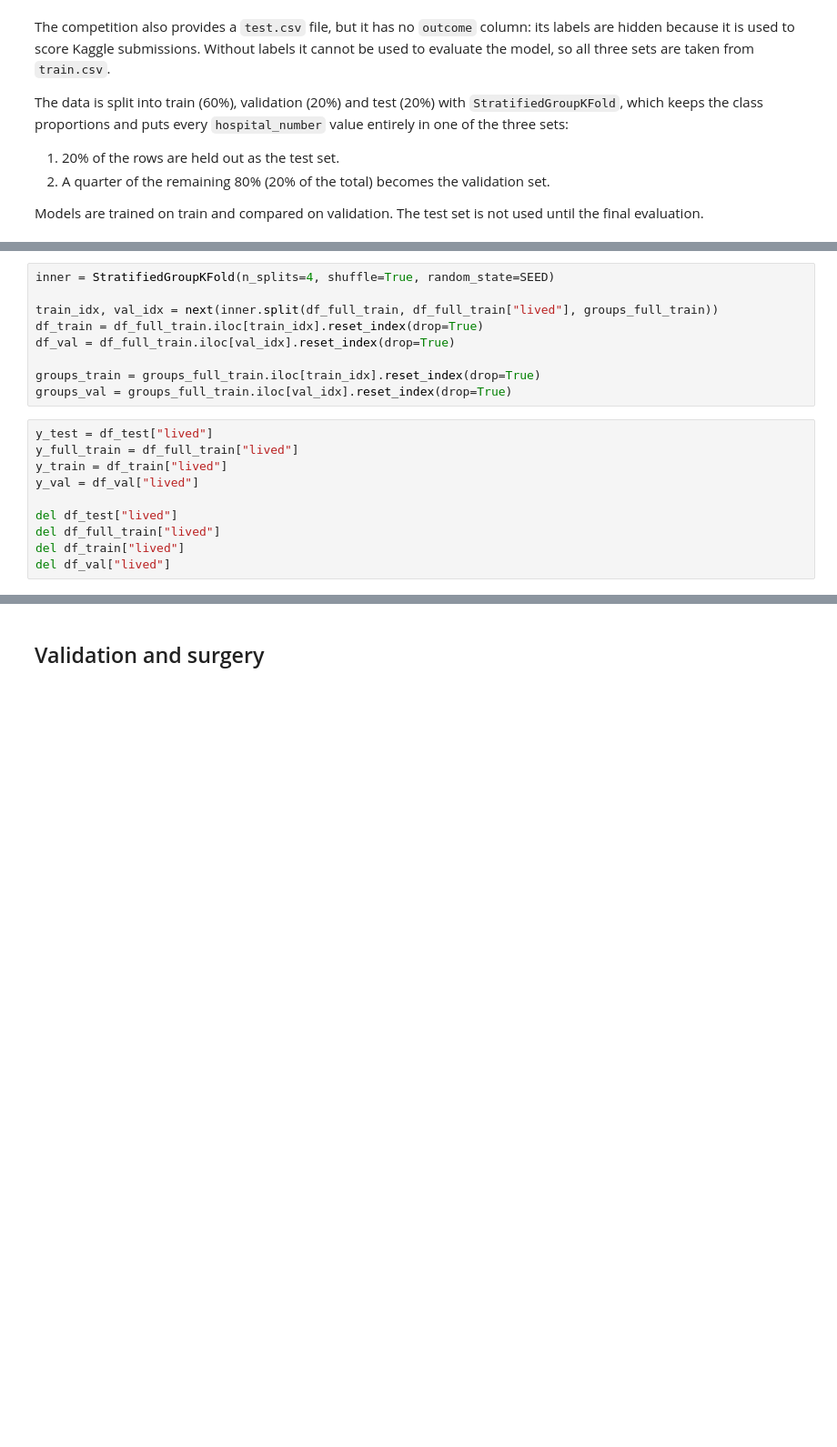
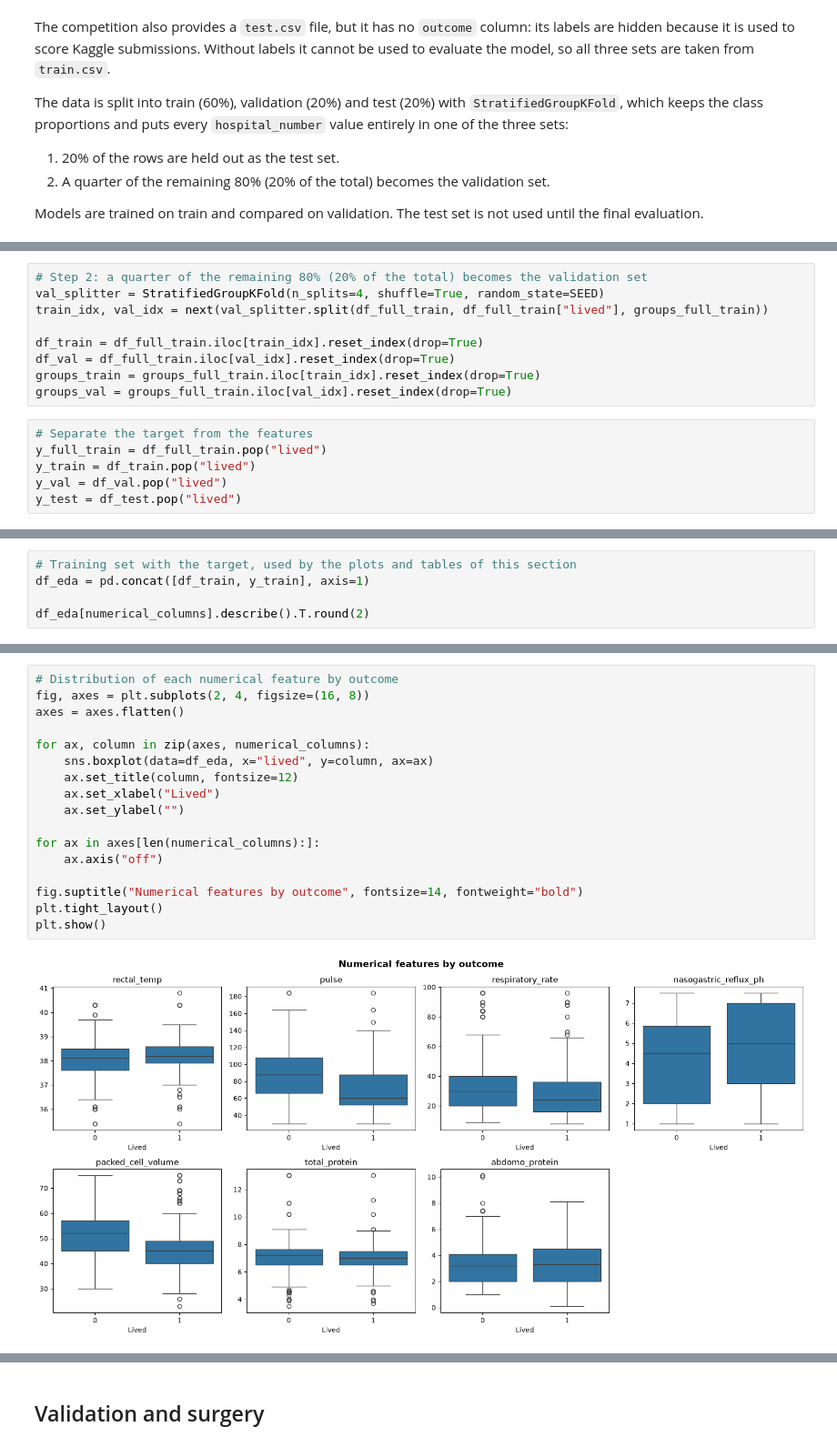
Before and after one commit to IgnaciocefisDataTalksClubCamps/horse-colic-survival, a Jupyter notebook: notebook.ipynb, the cells around one changed output, grey strips where cells are left out. Shown at 91% size. Drawn from its saved outputs; the diff is of its cells as text; blank space fills up the shorter version.

```diff
--- a/notebook.ipynb
+++ b/notebook.ipynb
@@ -235,21 +235,17 @@ groups_full_train = groups.iloc[full_idx].reset_index(drop=True)
 groups_test = groups.iloc[test_idx].reset_index(drop=True)
 # %%
-inner = StratifiedGroupKFold(n_splits=4, shuffle=True, random_state=SEED)
+# Step 2: a quarter of the remaining 80% (20% of the total) becomes the validation set
+val_splitter = StratifiedGroupKFold(n_splits=4, shuffle=True, random_state=SEED)
+train_idx, val_idx = next(val_splitter.split(df_full_train, df_full_train["lived"], groups_full_train))
 
-train_idx, val_idx = next(inner.split(df_full_train, df_full_train["lived"], groups_full_train))
 df_train = df_full_train.iloc[train_idx].reset_index(drop=True)
 df_val = df_full_train.iloc[val_idx].reset_index(drop=True)
-
 groups_train = groups_full_train.iloc[train_idx].reset_index(drop=True)
 groups_val = groups_full_train.iloc[val_idx].reset_index(drop=True)
 # %%
-y_test = df_test["lived"]
-y_full_train = df_full_train["lived"]
-y_train = df_train["lived"]
-y_val = df_val["lived"]
-
-del df_test["lived"]
-del df_full_train["lived"]
-del df_train["lived"]
-del df_val["lived"]
+# Separate the target from the features
+y_full_train = df_full_train.pop("lived")
+y_train = df_train.pop("lived")
+y_val = df_val.pop("lived")
+y_test = df_test.pop("lived")
 # %%
@@ -278,0 +280,5 @@ Train-Val: 0, Train-Test: 0, Val-Test: 0
+# %%
+# Training set with the target, used by the plots and tables of this section
+df_eda = pd.concat([df_train, y_train], axis=1)
+
+df_eda[numerical_columns].describe().T.round(2)
@@ -278,0 +294,19 @@ Train-Val: 0, Train-Test: 0, Val-Test: 0
+# %%
+# Distribution of each numerical feature by outcome
+fig, axes = plt.subplots(2, 4, figsize=(16, 8))
+axes = axes.flatten()
+
+for ax, column in zip(axes, numerical_columns):
+    sns.boxplot(data=df_eda, x="lived", y=column, ax=ax)
+    ax.set_title(column, fontsize=12)
+    ax.set_xlabel("Lived")
+    ax.set_ylabel("")
+
+for ax in axes[len(numerical_columns):]:
+    ax.axis("off")
+
+fig.suptitle("Numerical features by outcome", fontsize=14, fontweight="bold")
+plt.tight_layout()
+plt.show()
+# %% [output]
+[figure, added]
```
Also changed, not shown: parts of 99 cells of this notebook.
